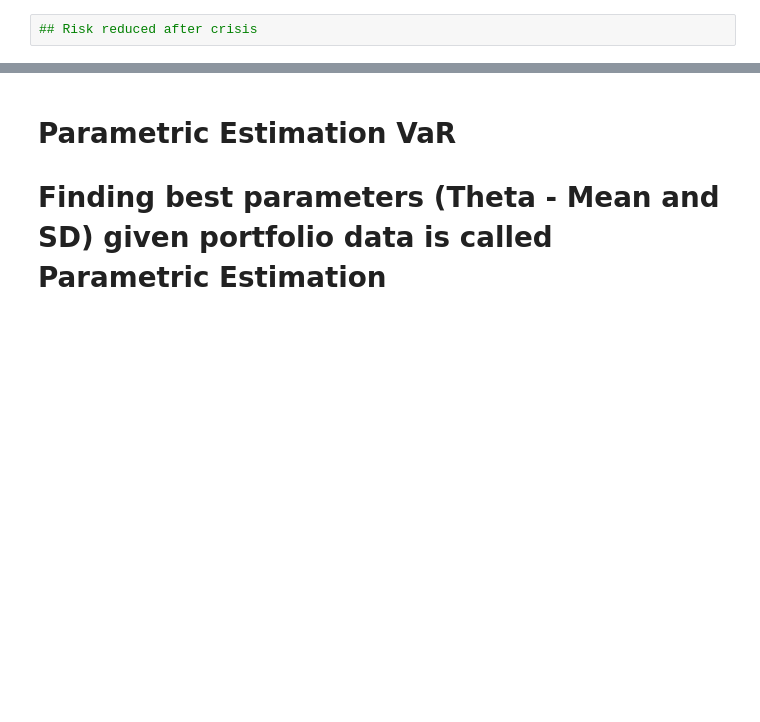
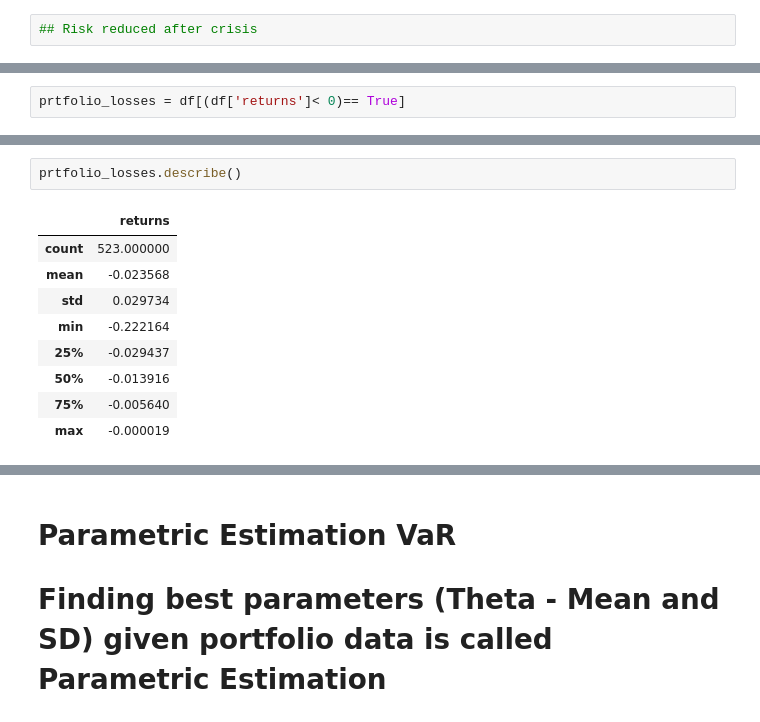
Before and after one commit to BAGLAT/Portfolio-Risk-Management, a Jupyter notebook: Quantitative Risk Management - Portfolio of Citi, GS, JPM, MS during Financial Crisis.ipynb, the cells around one changed output, grey strips where cells are left out. Drawn from its saved outputs; the diff is of its cells as text; blank space fills up the shorter version.

```diff
--- a/Quantitative Risk Management - Portfolio of Citi, GS, JPM, MS during Financial Crisis.ipynb
+++ b/Quantitative Risk Management - Portfolio of Citi, GS, JPM, MS during Financial Crisis.ipynb
@@ -886,0 +925,2 @@ plt.plot(vol,ret)
+# %%
+prtfolio_losses = df[(df['returns']< 0)== True]
@@ -886,0 +937,12 @@ plt.plot(vol,ret)
+# %%
+prtfolio_losses.describe()
+# %% [output]
+|  | returns |
+| count | 523.000000 |
+| mean | -0.023568 |
+| std | 0.029734 |
+| min | -0.222164 |
+| 25% | -0.029437 |
+| 50% | -0.013916 |
+| 75% | -0.005640 |
+| max | -0.000019 |
```
Also changed, not shown: parts of 12 cells of this notebook.
